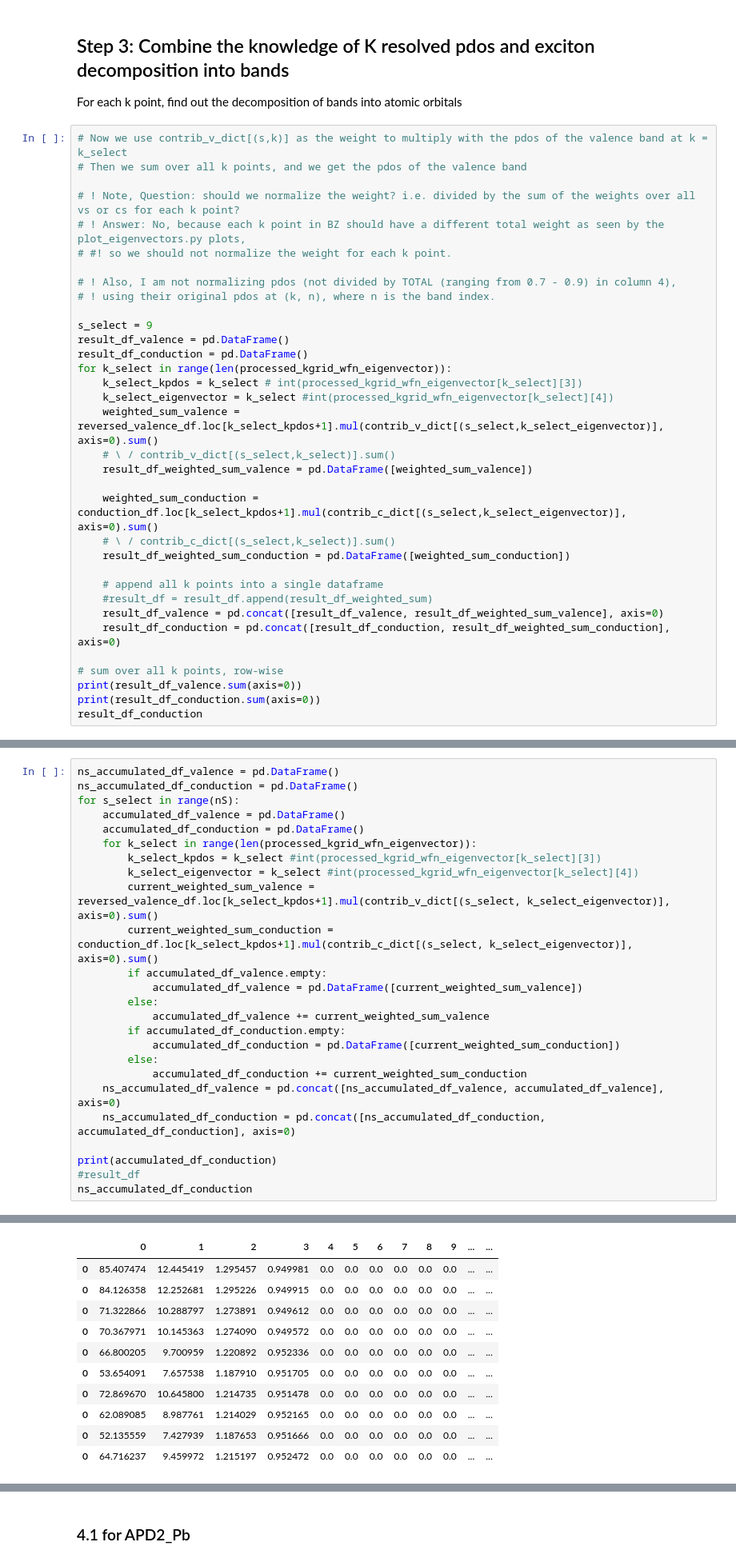
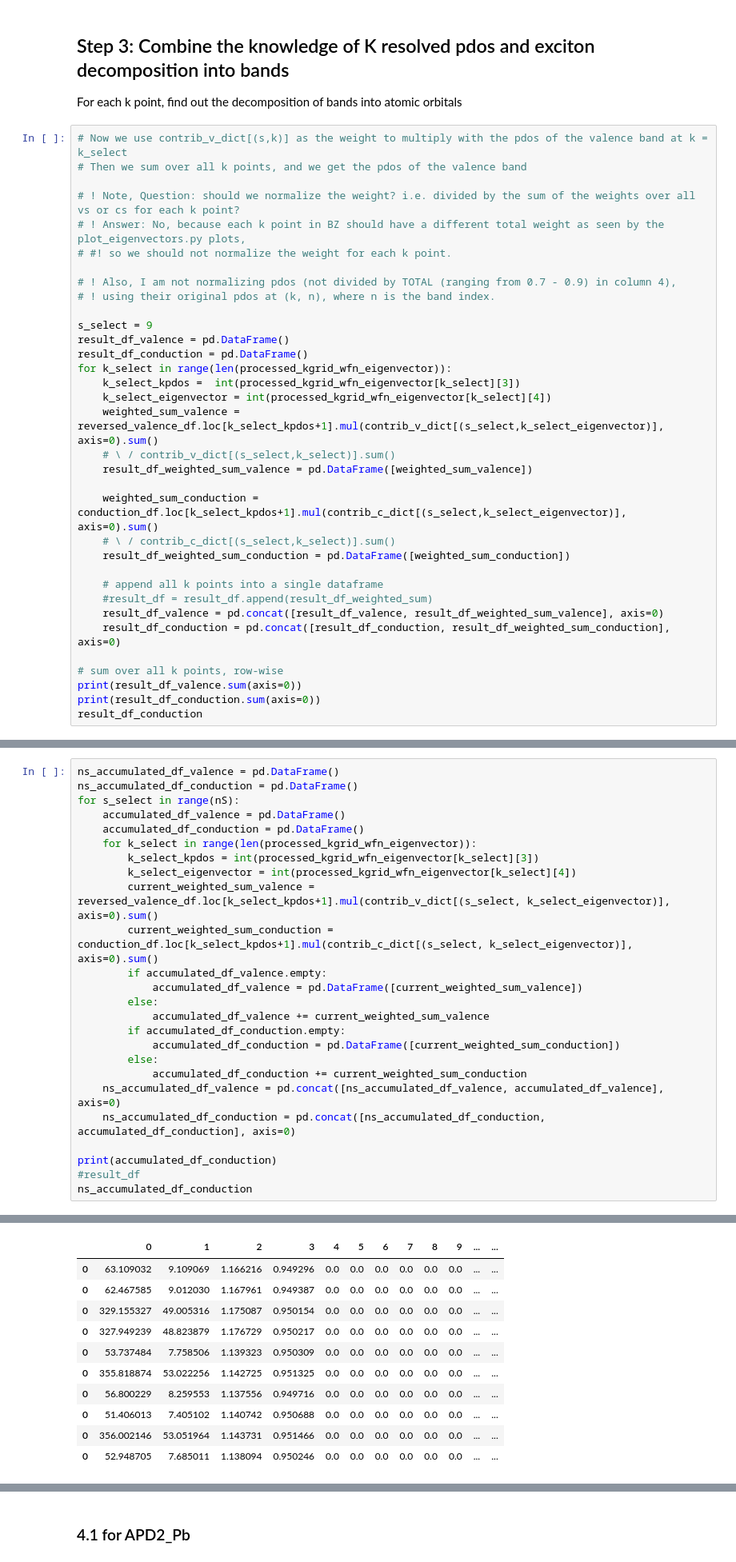
Before and after one commit to yinan-c/exciton_decomposition, a Jupyter notebook: read_kpdos.ipynb, the cells around one changed output, grey strips where cells are left out. Shown: that part at 80% size. Drawn from its saved outputs; the diff is of its cells as text.

```diff
--- a/read_kpdos.ipynb
+++ b/read_kpdos.ipynb
@@ -479,8 +479,8 @@ s_select = 9
 result_df_valence = pd.DataFrame()
 result_df_conduction = pd.DataFrame()
 for k_select in range(len(processed_kgrid_wfn_eigenvector)):
-    k_select_kpdos = k_select # int(processed_kgrid_wfn_eigenvector[k_select][3])
-    k_select_eigenvector = k_select #int(processed_kgrid_wfn_eigenvector[k_select][4])
+    k_select_kpdos =  int(processed_kgrid_wfn_eigenvector[k_select][3])
+    k_select_eigenvector = int(processed_kgrid_wfn_eigenvector[k_select][4])
     weighted_sum_valence = reversed_valence_df.loc[k_select_kpdos+1].mul(contrib_v_dict[(s_select,k_select_eigenvector)], axis=0).sum()
     # \ / contrib_v_dict[(s_select,k_select)].sum()
     result_df_weighted_sum_valence = pd.DataFrame([weighted_sum_valence])
@@ -536,8 +536,8 @@ for s_select in range(nS):
     accumulated_df_valence = pd.DataFrame()
     accumulated_df_conduction = pd.DataFrame()
     for k_select in range(len(processed_kgrid_wfn_eigenvector)):
-        k_select_kpdos = k_select #int(processed_kgrid_wfn_eigenvector[k_select][3])
-        k_select_eigenvector = k_select #int(processed_kgrid_wfn_eigenvector[k_select][4])
+        k_select_kpdos = int(processed_kgrid_wfn_eigenvector[k_select][3])
+        k_select_eigenvector = int(processed_kgrid_wfn_eigenvector[k_select][4])
         current_weighted_sum_valence = reversed_valence_df.loc[k_select_kpdos+1].mul(contrib_v_dict[(s_select, k_select_eigenvector)], axis=0).sum()
         current_weighted_sum_conduction = conduction_df.loc[k_select_kpdos+1].mul(contrib_c_dict[(s_select, k_select_eigenvector)], axis=0).sum()
         if accumulated_df_valence.empty:
@@ -566,16 +566,16 @@ ns_accumulated_df_conduction
 
 [1 rows x 660 columns]
 |  | 0 | 1 | 2 | 3 | 4 | 5 | 6 | 7 | 8 | 9 | ... | ... |
-| 0 | 85.407474 | 12.445419 | 1.295457 | 0.949981 | 0.0 | 0.0 | 0.0 | 0.0 | 0.0 | 0.0 | ... | ... |
-| 0 | 84.126358 | 12.252681 | 1.295226 | 0.949915 | 0.0 | 0.0 | 0.0 | 0.0 | 0.0 | 0.0 | ... | ... |
-| 0 | 71.322866 | 10.288797 | 1.273891 | 0.949612 | 0.0 | 0.0 | 0.0 | 0.0 | 0.0 | 0.0 | ... | ... |
-| 0 | 70.367971 | 10.145363 | 1.274090 | 0.949572 | 0.0 | 0.0 | 0.0 | 0.0 | 0.0 | 0.0 | ... | ... |
-| 0 | 66.800205 | 9.700959 | 1.220892 | 0.952336 | 0.0 | 0.0 | 0.0 | 0.0 | 0.0 | 0.0 | ... | ... |
-| 0 | 53.654091 | 7.657538 | 1.187910 | 0.951705 | 0.0 | 0.0 | 0.0 | 0.0 | 0.0 | 0.0 | ... | ... |
-| 0 | 72.869670 | 10.645800 | 1.214735 | 0.951478 | 0.0 | 0.0 | 0.0 | 0.0 | 0.0 | 0.0 | ... | ... |
-| 0 | 62.089085 | 8.987761 | 1.214029 | 0.952165 | 0.0 | 0.0 | 0.0 | 0.0 | 0.0 | 0.0 | ... | ... |
-| 0 | 52.135559 | 7.427939 | 1.187653 | 0.951666 | 0.0 | 0.0 | 0.0 | 0.0 | 0.0 | 0.0 | ... | ... |
-| 0 | 64.716237 | 9.459972 | 1.215197 | 0.952472 | 0.0 | 0.0 | 0.0 | 0.0 | 0.0 | 0.0 | ... | ... |
+| 0 | 63.109032 | 9.109069 | 1.166216 | 0.949296 | 0.0 | 0.0 | 0.0 | 0.0 | 0.0 | 0.0 | ... | ... |
+| 0 | 62.467585 | 9.012030 | 1.167961 | 0.949387 | 0.0 | 0.0 | 0.0 | 0.0 | 0.0 | 0.0 | ... | ... |
+| 0 | 329.155327 | 49.005316 | 1.175087 | 0.950154 | 0.0 | 0.0 | 0.0 | 0.0 | 0.0 | 0.0 | ... | ... |
+| 0 | 327.949239 | 48.823879 | 1.176729 | 0.950217 | 0.0 | 0.0 | 0.0 | 0.0 | 0.0 | 0.0 | ... | ... |
+| 0 | 53.737484 | 7.758506 | 1.139323 | 0.950309 | 0.0 | 0.0 | 0.0 | 0.0 | 0.0 | 0.0 | ... | ... |
+| 0 | 355.818874 | 53.022256 | 1.142725 | 0.951325 | 0.0 | 0.0 | 0.0 | 0.0 | 0.0 | 0.0 | ... | ... |
+| 0 | 56.800229 | 8.259553 | 1.137556 | 0.949716 | 0.0 | 0.0 | 0.0 | 0.0 | 0.0 | 0.0 | ... | ... |
+| 0 | 51.406013 | 7.405102 | 1.140742 | 0.950688 | 0.0 | 0.0 | 0.0 | 0.0 | 0.0 | 0.0 | ... | ... |
+| 0 | 356.002146 | 53.051964 | 1.143731 | 0.951466 | 0.0 | 0.0 | 0.0 | 0.0 | 0.0 | 0.0 | ... | ... |
+| 0 | 52.948705 | 7.685011 | 1.138094 | 0.950246 | 0.0 | 0.0 | 0.0 | 0.0 | 0.0 | 0.0 | ... | ... |
 10 rows × 660 columns
 # %%
 ns_accumulated_df_valence
```
Also changed, not shown: parts of 9 cells of this notebook, 2 other files.
